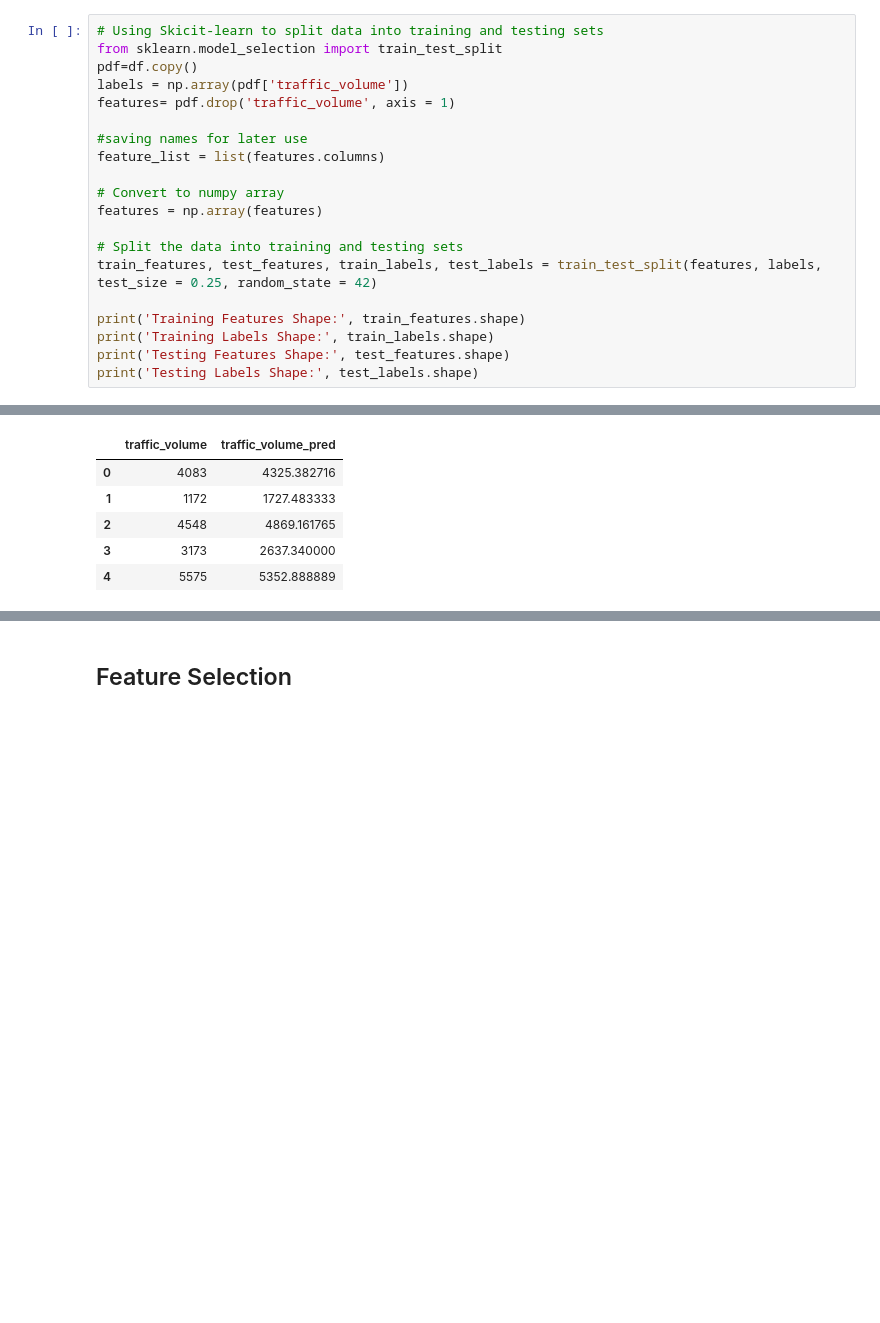
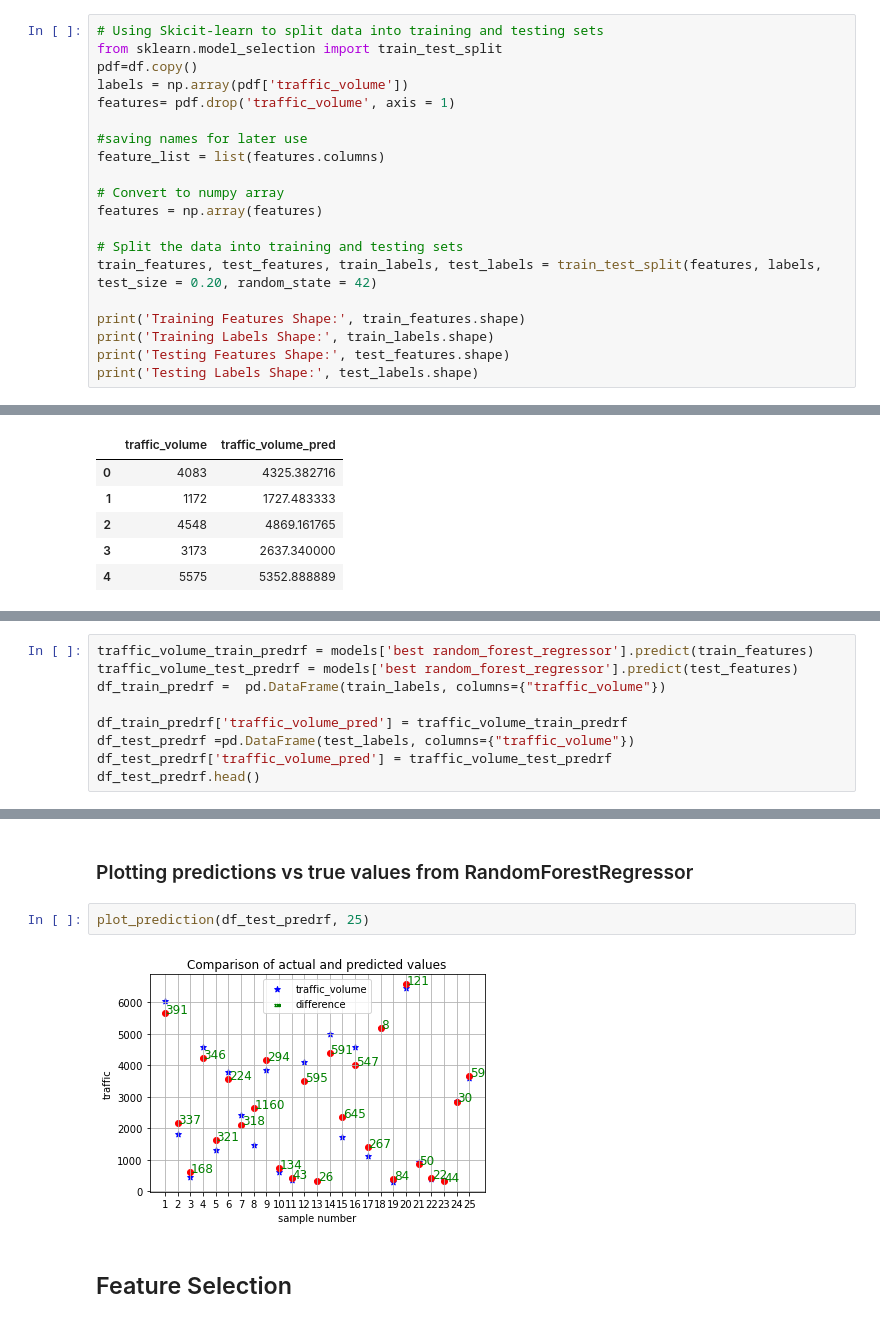
Before and after one commit to MrFICAX/Machine_Learning_Project_1, a Jupyter notebook: Projekat1_InProgress.ipynb, the cells around one changed output, grey strips where cells are left out. Saved outputs shown, nothing was run; the diff lists cells and outputs as text; blank space fills up the shorter version.

```diff
--- a/Projekat1_InProgress.ipynb
+++ b/Projekat1_InProgress.ipynb
@@ -997,7 +997,7 @@ feature_list = list(features.columns)
 features = np.array(features)
 
 # Split the data into training and testing sets
-train_features, test_features, train_labels, test_labels = train_test_split(features, labels, test_size = 0.25, random_state = 42)
+train_features, test_features, train_labels, test_labels = train_test_split(features, labels, test_size = 0.20, random_state = 42)
 
 print('Training Features Shape:', train_features.shape)
 print('Training Labels Shape:', train_labels.shape)
@@ -1256,0 +1245,9 @@ df_test_pred.head()
+# %%
+traffic_volume_train_predrf = models['best random_forest_regressor'].predict(train_features)
+traffic_volume_test_predrf = models['best random_forest_regressor'].predict(test_features)
+df_train_predrf =  pd.DataFrame(train_labels, columns={"traffic_volume"})
+
+df_train_predrf['traffic_volume_pred'] = traffic_volume_train_predrf
+df_test_predrf =pd.DataFrame(test_labels, columns={"traffic_volume"})
+df_test_predrf['traffic_volume_pred'] = traffic_volume_test_predrf
+df_test_predrf.head()
@@ -1281,3 +1287,9 @@ plot_prediction(df_test_pred, 25)
+# %% [markdown]
+### Plotting predictions vs true values from RandomForestRegressor
+# %%
+plot_prediction(df_test_predrf, 25)
+# %% [output]
+[figure, added]
 # %% [markdown]
 ## Feature Selection
 # %% [markdown]
```
Also changed, not shown: parts of 38 cells of this notebook.
